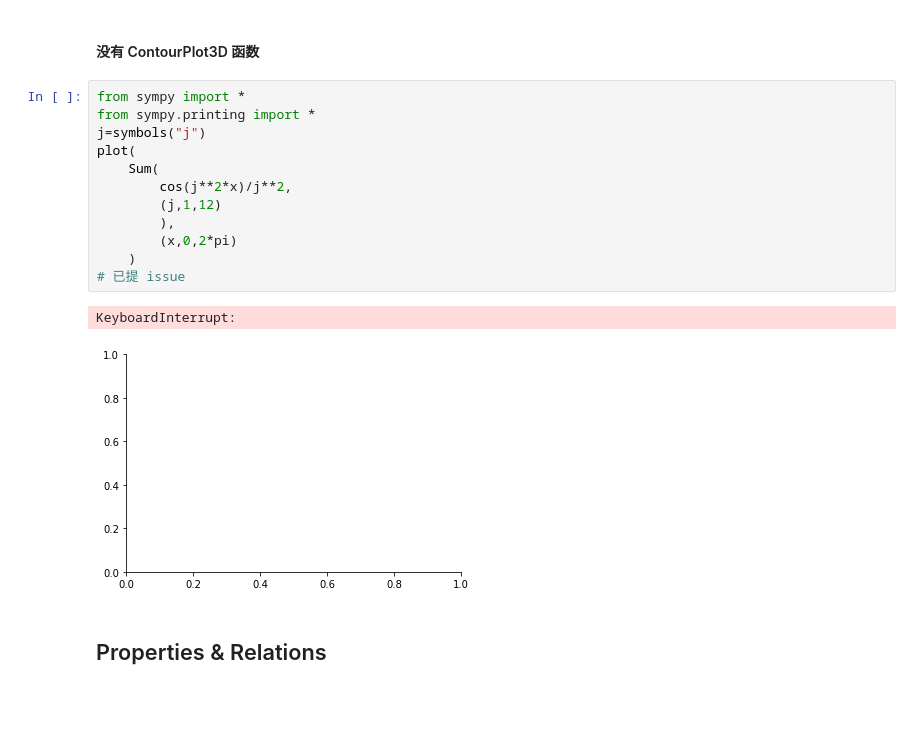
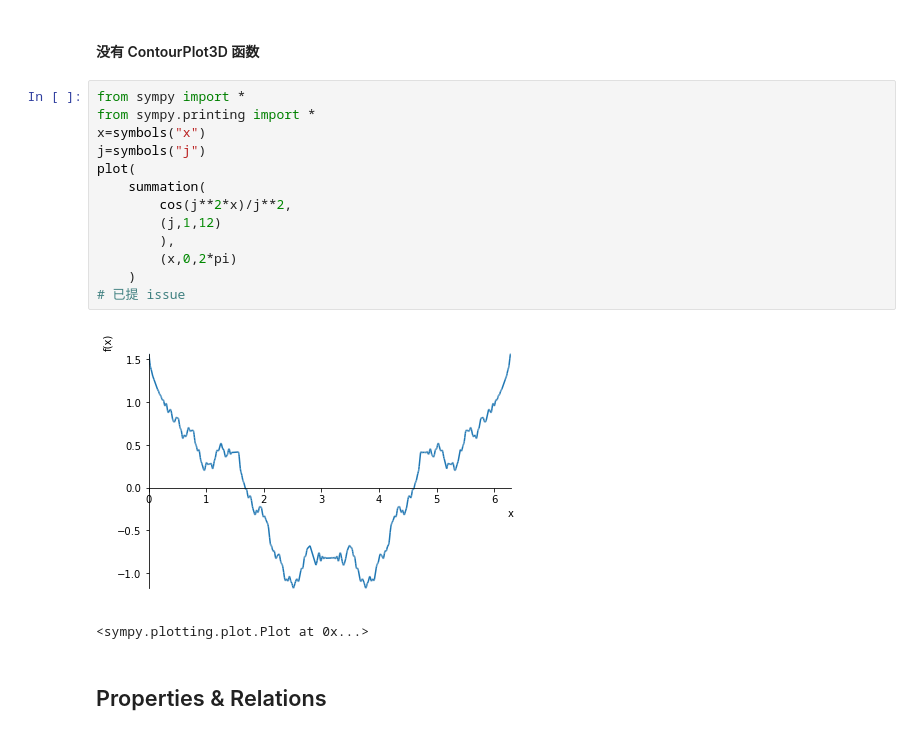
Before and after one commit to asukaminato0721/PyF1, a Jupyter notebook: cos.ipynb, the cells around one changed output. Drawn from its saved outputs; the diff is of its cells as text; blank space fills up the shorter version.

```diff
--- a/cos.ipynb
+++ b/cos.ipynb
@@ -425,18 +425,19 @@ plot3d(
 # %%
 from sympy import *
 from sympy.printing import *
+x=symbols("x")
 j=symbols("j")
 plot(
-    Sum(
+    summation(
         cos(j**2*x)/j**2,
         (j,1,12)
         ),
         (x,0,2*pi)
     )
 # 已提 issue
 # %% [output]
+[figure, new version]
-KeyboardInterrupt:
+<sympy.plotting.plot.Plot at 0x...>
-[figure, old version]
 # %% [markdown]
 ## Properties & Relations
 # %%
```
Also changed, not shown: 4 other files.
